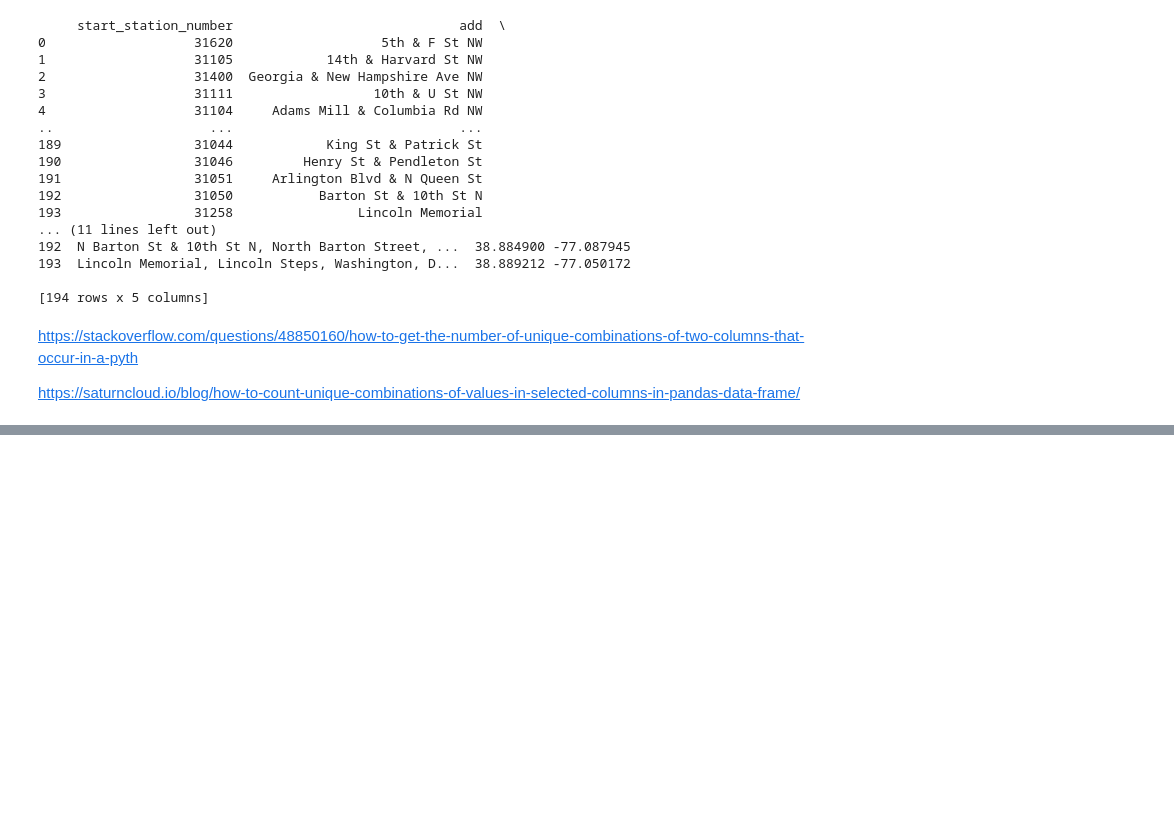
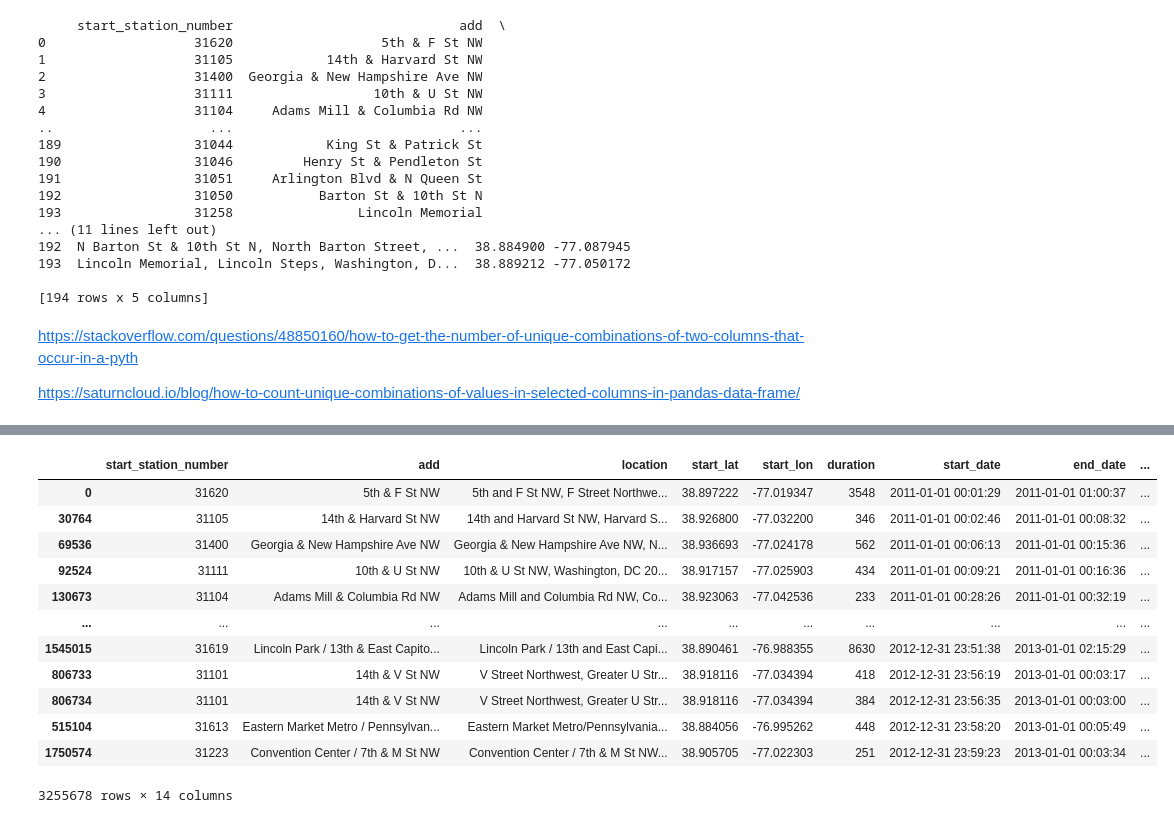
Before and after one commit to cdb8675309/Project3_Sprint-2, a Jupyter notebook: P3_S2.ipynb, the cells around one changed output, grey strips where cells are left out. Drawn from its saved outputs; the diff is of its cells as text; code cells hidden in the pictures; blank space fills up the shorter version.

```diff
--- a/P3_S2.ipynb
+++ b/P3_S2.ipynb
@@ -950,0 +1017,18 @@ https://saturncloud.io/blog/how-to-count-unique-combinations-of-values-in-select
+# %%
+#sort df by trip start date
+all_combi_df.sort_values(by='start_date', inplace = True)
+all_combi_df
+# %% [output]
+|  | start_station_number | add | location | start_lat | start_lon | duration | start_date | end_date | ... |
+| 0 | 31620 | 5th & F St NW | 5th and F St NW, F Street Northwe... | 38.897222 | -77.019347 | 3548 | 2011-01-01 00:01:29 | 2011-01-01 01:00:37 | ... |
+| 30764 | 31105 | 14th & Harvard St NW | 14th and Harvard St NW, Harvard S... | 38.926800 | -77.032200 | 346 | 2011-01-01 00:02:46 | 2011-01-01 00:08:32 | ... |
+| 69536 | 31400 | Georgia & New Hampshire Ave NW | Georgia & New Hampshire Ave NW, N... | 38.936693 | -77.024178 | 562 | 2011-01-01 00:06:13 | 2011-01-01 00:15:36 | ... |
+| 92524 | 31111 | 10th & U St NW | 10th & U St NW, Washington, DC 20... | 38.917157 | -77.025903 | 434 | 2011-01-01 00:09:21 | 2011-01-01 00:16:36 | ... |
+| 130673 | 31104 | Adams Mill & Columbia Rd NW | Adams Mill and Columbia Rd NW, Co... | 38.923063 | -77.042536 | 233 | 2011-01-01 00:28:26 | 2011-01-01 00:32:19 | ... |
+| ... | ... | ... | ... | ... | ... | ... | ... | ... | ... |
+| 1545015 | 31619 | Lincoln Park / 13th & East Capito... | Lincoln Park / 13th and East Capi... | 38.890461 | -76.988355 | 8630 | 2012-12-31 23:51:38 | 2013-01-01 02:15:29 | ... |
+| 806733 | 31101 | 14th & V St NW | V Street Northwest, Greater U Str... | 38.918116 | -77.034394 | 418 | 2012-12-31 23:56:19 | 2013-01-01 00:03:17 | ... |
+| 806734 | 31101 | 14th & V St NW | V Street Northwest, Greater U Str... | 38.918116 | -77.034394 | 384 | 2012-12-31 23:56:35 | 2013-01-01 00:03:00 | ... |
+| 515104 | 31613 | Eastern Market Metro / Pennsylvan... | Eastern Market Metro/Pennsylvania... | 38.884056 | -76.995262 | 448 | 2012-12-31 23:58:20 | 2013-01-01 00:05:49 | ... |
+| 1750574 | 31223 | Convention Center / 7th & M St NW | Convention Center / 7th & M St NW... | 38.905705 | -77.022303 | 251 | 2012-12-31 23:59:23 | 2013-01-01 00:03:34 | ... |
+3255678 rows × 14 columns
```
Also changed, not shown: parts of 18 cells of this notebook.
